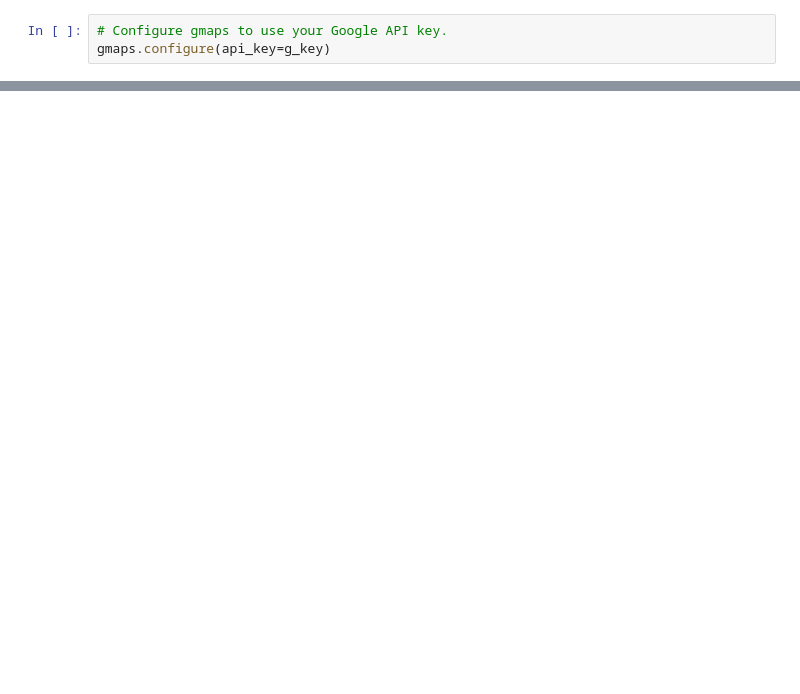
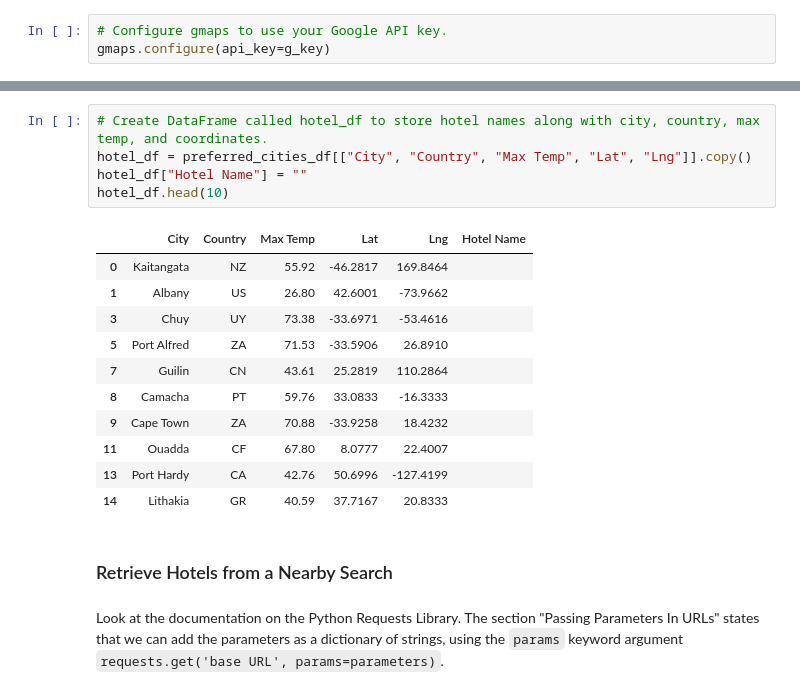
Before and after one commit to jonathantree/World_Weather_Analysis, a Jupyter notebook: WeatherPy.ipynb, the cells around one changed output, grey strips where cells are left out. Cells and saved outputs as stored; diff of their text form; blank space fills up the shorter version.

```diff
--- a/WeatherPy.ipynb
+++ b/WeatherPy.ipynb
@@ -466,0 +515,21 @@ fig
+# %%
+# Create DataFrame called hotel_df to store hotel names along with city, country, max temp, and coordinates.
+hotel_df = preferred_cities_df[["City", "Country", "Max Temp", "Lat", "Lng"]].copy()
+hotel_df["Hotel Name"] = ""
+hotel_df.head(10)
+# %% [output]
+|  | City | Country | Max Temp | Lat | Lng | Hotel Name |
+| 0 | Kaitangata | NZ | 55.92 | -46.2817 | 169.8464 |  |
+| 1 | Albany | US | 26.80 | 42.6001 | -73.9662 |  |
+| 3 | Chuy | UY | 73.38 | -33.6971 | -53.4616 |  |
+| 5 | Port Alfred | ZA | 71.53 | -33.5906 | 26.8910 |  |
+| 7 | Guilin | CN | 43.61 | 25.2819 | 110.2864 |  |
+| 8 | Camacha | PT | 59.76 | 33.0833 | -16.3333 |  |
+| 9 | Cape Town | ZA | 70.88 | -33.9258 | 18.4232 |  |
+| 11 | Ouadda | CF | 67.80 | 8.0777 | 22.4007 |  |
+| 13 | Port Hardy | CA | 42.76 | 50.6996 | -127.4199 |  |
+| 14 | Lithakia | GR | 40.59 | 37.7167 | 20.8333 |  |
+# %% [markdown]
+###  Retrieve Hotels from a Nearby Search
+# %% [markdown]
+Look at the documentation on the Python Requests Library. The section "Passing Parameters In URLs" states that we can add the parameters as a dictionary of strings, using the `params` keyword argument `requests.get('base URL', params=parameters)`.
```
Also changed, not shown: parts of 11 cells of this notebook.
